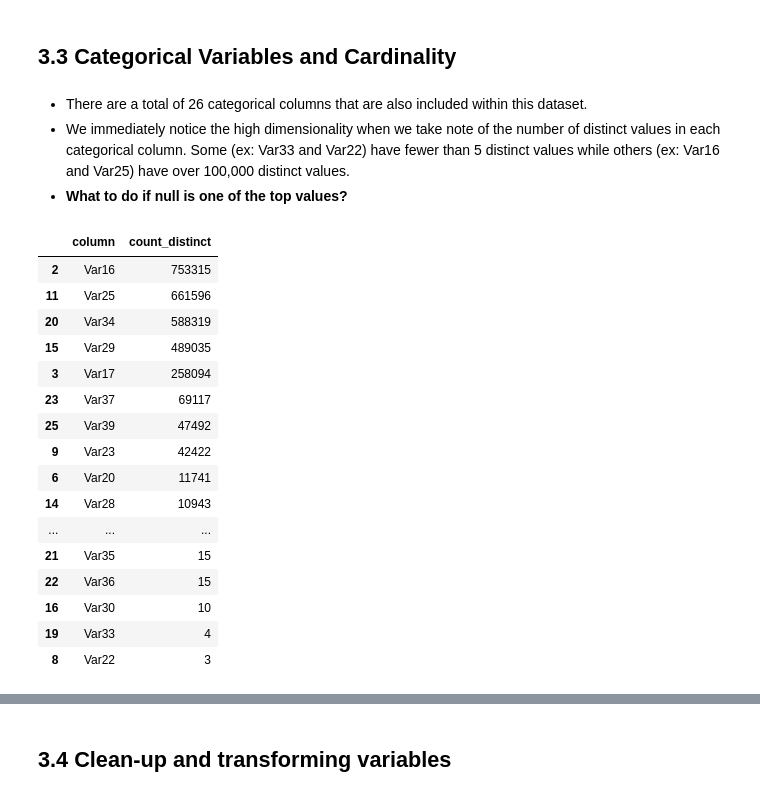
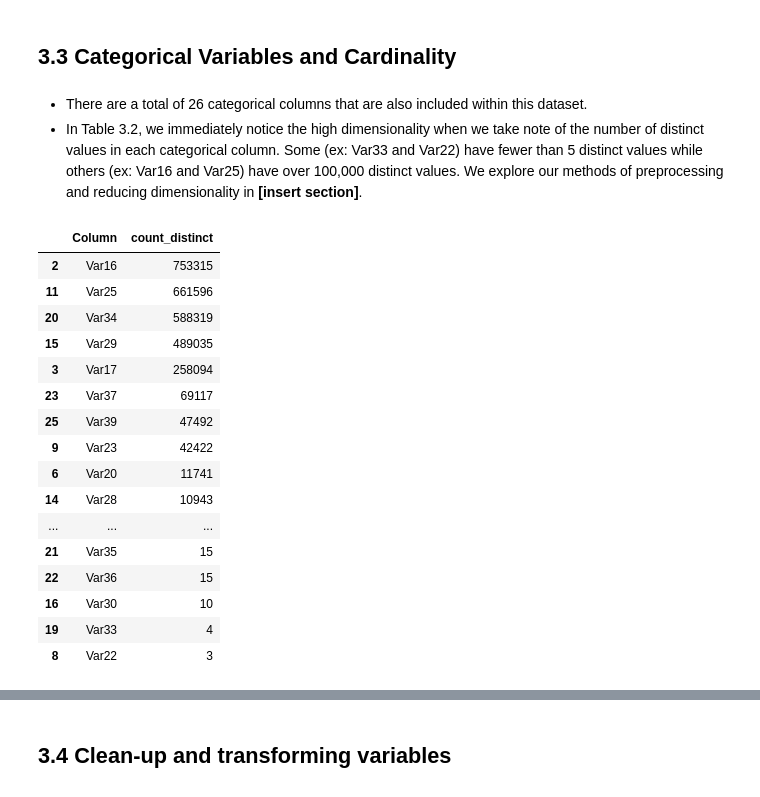
Before and after one commit to vnagapudi/W261_Final_Project, a Jupyter notebook: preliminaryEDA_DRAFT.ipynb, the cells around one changed output, grey strips where cells are left out. Saved outputs shown, nothing was run; the diff lists cells and outputs as text; code cells hidden in the pictures.

```diff
--- a/preliminaryEDA_DRAFT.ipynb
+++ b/preliminaryEDA_DRAFT.ipynb
@@ -480,25 +467,24 @@ for p in range(0, len(numerical_cols)):
 ## 3.3 Categorical Variables and Cardinality
 # %% [markdown]
 * There are a total of 26 categorical columns that are also included within this dataset.
-* We immediately notice the high dimensionality when we take note of the number of distinct values in each categorical column. Some (ex: Var33 and Var22) have fewer than 5 distinct values while others (ex: Var16 and Var25) have over 100,000 distinct values.
-* **What to do if null is one of the top values?**
+* In Table 3.2, we immediately notice the high dimensionality when we take note of the number of distinct values in each categorical column. Some (ex: Var33 and Var22) have fewer than 5 distinct values while others (ex: Var16 and Var25) have over 100,000 distinct values. We explore our methods of preprocessing and reducing dimensionality in **[insert section]**.
 # %%
 categorical_cols = ['Var14','Var15','Var16','Var17','Var18','Var19','Var20','Var21','Var22',
                     'Var23','Var24','Var25','Var26','Var27','Var28','Var29','Var30','Var31',
                    'Var32','Var33','Var34','Var35','Var36','Var37','Var38','Var39']
 
 ###########
-# Count distinct values in each categorical column
+# Table 3.2: Count distinct values in each categorical column
 ###########
 
 distinct_temp = []
 for column in categorical_cols:
-    distinct_temp.append({'column':column, 'count_distinct': train_sample.select(column).distinct().count()})
+    distinct_temp.append({'Column':column, 'count_distinct': train_sample.select(column).distinct().count()})
 
 distinct_df = pd.DataFrame(distinct_temp)
 distinct_df.sort_values(by='count_distinct', ascending=False)
 # %% [output]
-|  | column | count_distinct |
+|  | Column | count_distinct |
 | 2 | Var16 | 753315 |
 | 11 | Var25 | 661596 |
 | 20 | Var34 | 588319 |
```
Also changed, not shown: parts of 21 cells of this notebook, 1 other file.
